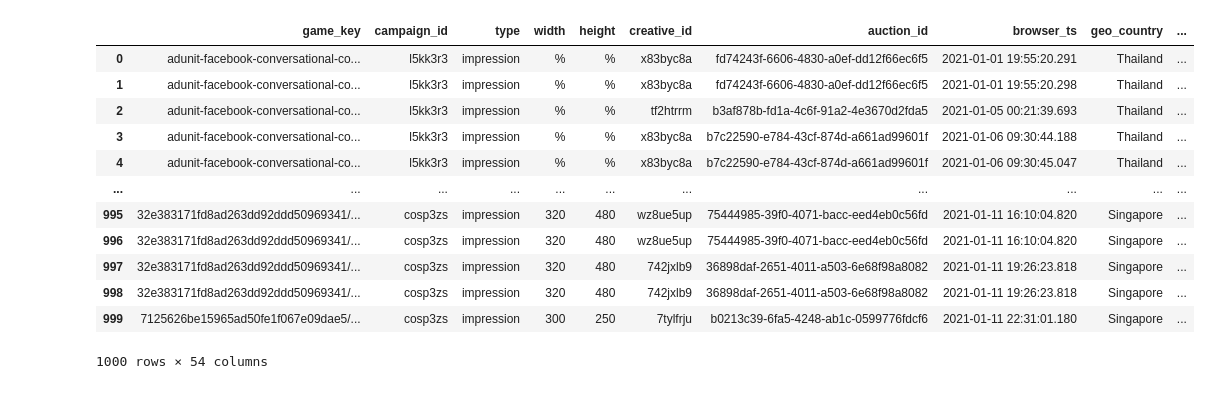
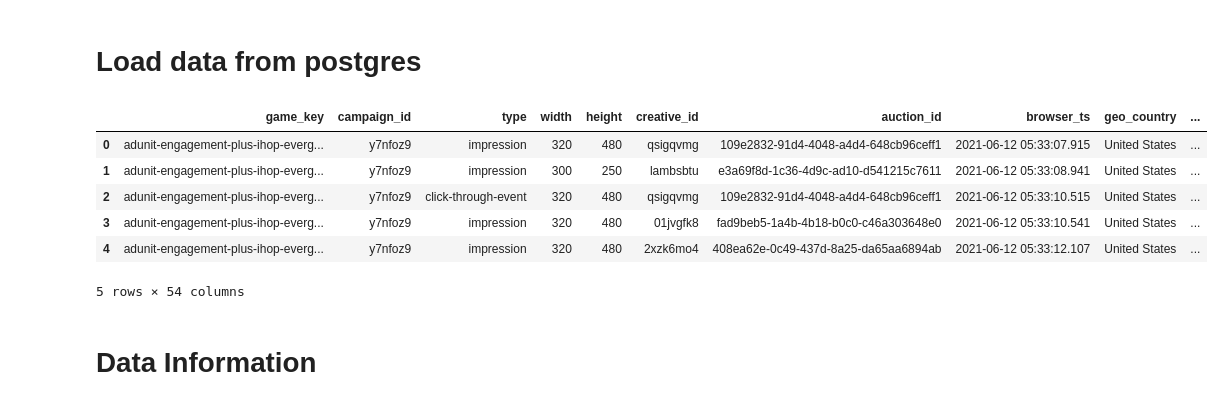
Before and after one commit to abel-blue/data-science-challenge, a Jupyter notebook: notebooks/data_preProcessing.ipynb, the cells around one changed output. Drawn from its saved outputs; the diff is of its cells as text; code cells hidden in the pictures.

```diff
--- a/notebooks/data_preProcessing.ipynb
+++ b/notebooks/data_preProcessing.ipynb
@@ -18,21 +44,21 @@ warnings.filterwarnings("ignore")
+# %% [markdown]
+# Load data from postgres
 # %%
 import psycopg2 as pg
 # %%
 engine = pg.connect("dbname='postgres' user='postgres' host='127.0.0.1' port='5432' password='abel6464'")
-df = pd.read_sql('select * from merged', con=engine)
+df_cpy = pd.read_sql('select * from merged LIMIT 50000', con=engine)
+# %%
+df = df_cpy.copy(deep=True)
 # %%
-df.head(1000)
+df.head()
 # %% [output]
 |  | game_key | campaign_id | type | width | height | creative_id | auction_id | browser_ts | geo_country | ... |
-| 0 | adunit-facebook-conversational-co... | l5kk3r3 | impression | % | % | x83byc8a | fd74243f-6606-4830-a0ef-dd12f66ec6f5 | 2021-01-01 19:55:20.291 | Thailand | ... |
-| 1 | adunit-facebook-conversational-co... | l5kk3r3 | impression | % | % | x83byc8a | fd74243f-6606-4830-a0ef-dd12f66ec6f5 | 2021-01-01 19:55:20.298 | Thailand | ... |
-| 2 | adunit-facebook-conversational-co... | l5kk3r3 | impression | % | % | tf2htrrm | b3af878b-fd1a-4c6f-91a2-4e3670d2fda5 | 2021-01-05 00:21:39.693 | Thailand | ... |
-| 3 | adunit-facebook-conversational-co... | l5kk3r3 | impression | % | % | x83byc8a | b7c22590-e784-43cf-874d-a661ad99601f | 2021-01-06 09:30:44.188 | Thailand | ... |
-| 4 | adunit-facebook-conversational-co... | l5kk3r3 | impression | % | % | x83byc8a | b7c22590-e784-43cf-874d-a661ad99601f | 2021-01-06 09:30:45.047 | Thailand | ... |
-| ... | ... | ... | ... | ... | ... | ... | ... | ... | ... | ... |
-| 995 | 32e383171fd8ad263dd92ddd50969341/... | cosp3zs | impression | 320 | 480 | wz8ue5up | 75444985-39f0-4071-bacc-eed4eb0c56fd | 2021-01-11 16:10:04.820 | Singapore | ... |
-| 996 | 32e383171fd8ad263dd92ddd50969341/... | cosp3zs | impression | 320 | 480 | wz8ue5up | 75444985-39f0-4071-bacc-eed4eb0c56fd | 2021-01-11 16:10:04.820 | Singapore | ... |
-| 997 | 32e383171fd8ad263dd92ddd50969341/... | cosp3zs | impression | 320 | 480 | 742jxlb9 | 36898daf-2651-4011-a503-6e68f98a8082 | 2021-01-11 19:26:23.818 | Singapore | ... |
-| 998 | 32e383171fd8ad263dd92ddd50969341/... | cosp3zs | impression | 320 | 480 | 742jxlb9 | 36898daf-2651-4011-a503-6e68f98a8082 | 2021-01-11 19:26:23.818 | Singapore | ... |
-| 999 | 7125626be15965ad50fe1f067e09dae5/... | cosp3zs | impression | 300 | 250 | 7tylfrju | b0213c39-6fa5-4248-ab1c-0599776fdcf6 | 2021-01-11 22:31:01.180 | Singapore | ... |
+| 0 | adunit-engagement-plus-ihop-everg... | y7nfoz9 | impression | 320 | 480 | qsigqvmg | 109e2832-91d4-4048-a4d4-648cb96ceff1 | 2021-06-12 05:33:07.915 | United States | ... |
+| 1 | adunit-engagement-plus-ihop-everg... | y7nfoz9 | impression | 300 | 250 | lambsbtu | e3a69f8d-1c36-4d9c-ad10-d541215c7611 | 2021-06-12 05:33:08.941 | United States | ... |
+| 2 | adunit-engagement-plus-ihop-everg... | y7nfoz9 | click-through-event | 320 | 480 | qsigqvmg | 109e2832-91d4-4048-a4d4-648cb96ceff1 | 2021-06-12 05:33:10.515 | United States | ... |
+| 3 | adunit-engagement-plus-ihop-everg... | y7nfoz9 | impression | 320 | 480 | 01jvgfk8 | fad9beb5-1a4b-4b18-b0c0-c46a303648e0 | 2021-06-12 05:33:10.541 | United States | ... |
+| 4 | adunit-engagement-plus-ihop-everg... | y7nfoz9 | impression | 320 | 480 | 2xzk6mo4 | 408ea62e-0c49-437d-8a25-da65aa6894ab | 2021-06-12 05:33:12.107 | United States | ... |
-1000 rows × 54 columns
+5 rows × 54 columns
+# %% [markdown]
+# Data Information
```
Also changed, not shown: parts of 37 cells of this notebook.
